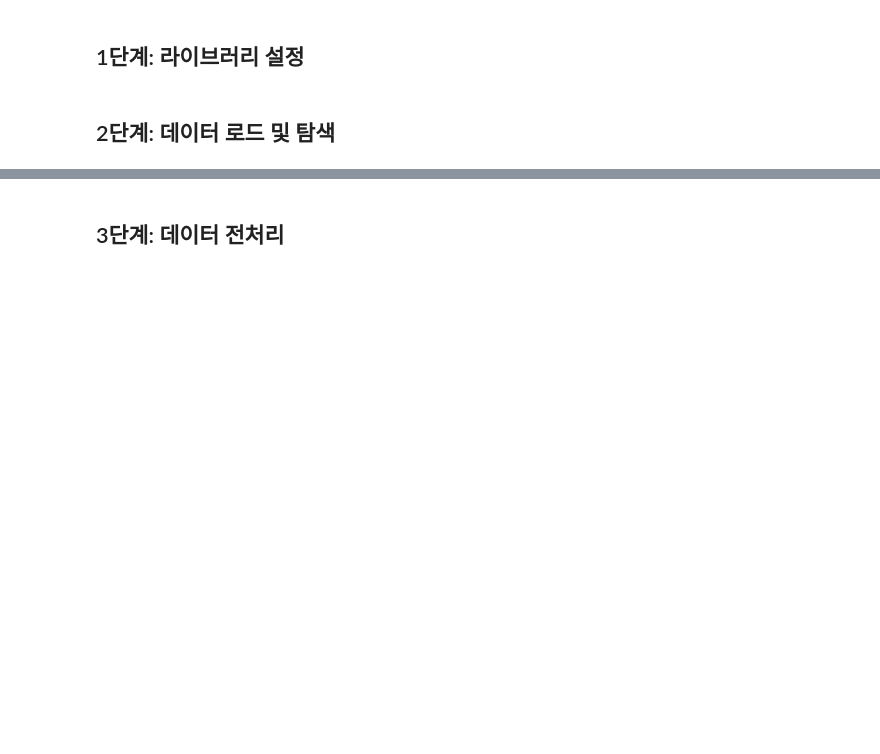
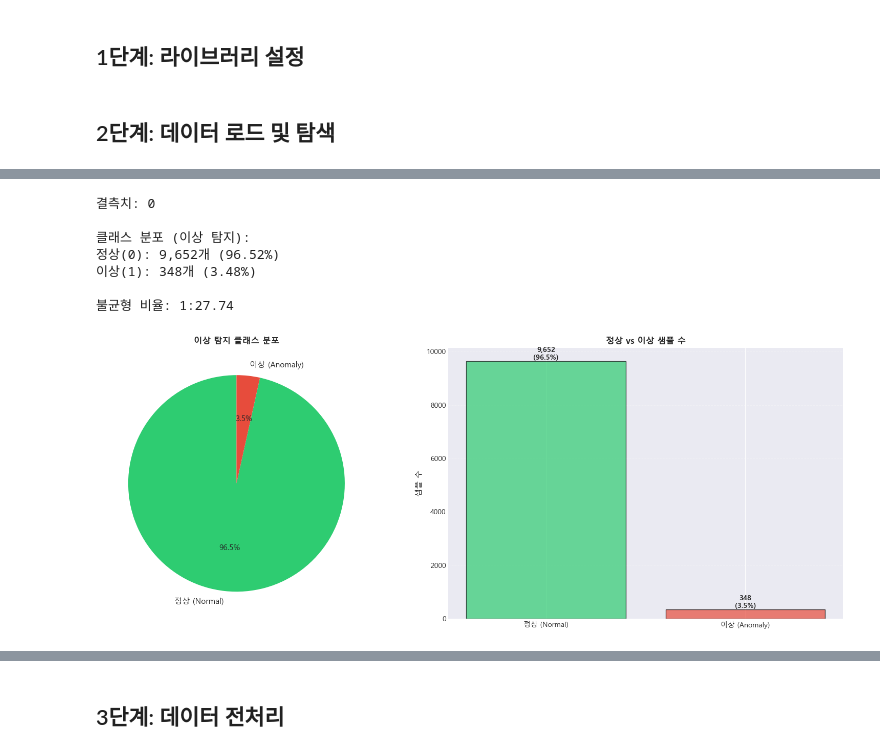
Before and after one commit to kwaksoyoung94/indai, a Jupyter notebook: AnomalyDetectionProject/Machine_Predictive_Maintenance.ipynb, the cells around one changed output, grey strips where cells are left out. Saved outputs shown, nothing was run; the diff lists cells and outputs as text; code cells hidden in the pictures; blank space fills up the shorter version.

```diff
--- a/AnomalyDetectionProject/Machine_Predictive_Maintenance.ipynb
+++ b/AnomalyDetectionProject/Machine_Predictive_Maintenance.ipynb
@@ -299,8 +16,8 @@ import numpy as np
 import matplotlib.pyplot as plt
 import seaborn as sns
 from sklearn.preprocessing import StandardScaler, LabelEncoder
-from sklearn.model_selection import train_test_split, cross_val_score
-from sklearn.metrics import (confusion_matrix, classification_report, roc_auc_score,
+from sklearn.model_selection import train_test_split
+from sklearn.metrics import (confusion_matrix, roc_auc_score,
                              roc_curve, f1_score, precision_score, recall_score,
                              accuracy_score, silhouette_score)
 
@@ -325,7 +42,9 @@ plt.style.use('seaborn-v0_8-darkgrid')
 sns.set_palette("husl")
 plt.rcParams['figure.figsize'] = (12, 6)
 
-print("라이브러리 로드 완료")
+# 한글 폰트 설정 (Windows 환경)
+plt.rcParams['font.family'] = 'Malgun Gothic'  # 맑은 고딕
+plt.rcParams['axes.unicode_minus'] = False  # 마이너스 기호 깨짐 방지
 # %% [markdown]
 ## 2단계: 데이터 로드 및 탐색
 # %%
@@ -366,34 +75,59 @@ print(f"\n기본 통계:\n{df.describe()}")
 # %%
 print("결측치:", df.isnull().sum().sum())
 
-# 타겟 컬럼 찾기
-if 'Machine_Status' in df.columns:
-    class_col = 'Machine_Status'
-elif 'Status' in df.columns:
-    class_col = 'Status'
-else:
-    class_col = df.columns[-1]
+# 타겟 컬럼 설정 - 이상 탐지를 위한 이진 분류
+class_col = 'Failure Type'
+
+# 이상 탐지: No Failure(정상) vs 나머지(이상)으로 변환
+df['Anomaly'] = (df[class_col] != 'No Failure').astype(int)
+class_col = 'Anomaly'  # 0: 정상, 1: 이상
 
 # 클래스 분포
-print("\n클래스 분포:")
+print("\n클래스 분포 (이상 탐지):")
 class_dist = df[class_col].value_counts()
-print(class_dist)
-print(f"\n비율: {(class_dist / len(df) * 100).round(2)}")
+print(f"정상(0): {class_dist[0]:,}개 ({class_dist[0]/len(df)*100:.2f}%)")
+print(f"이상(1): {class_dist[1]:,}개 ({class_dist[1]/len(df)*100:.2f}%)")
+print(f"\n불균형 비율: 1:{class_dist[0]/class_dist[1]:.2f}")
 
 # 시각화
-fig, axes = plt.subplots(1, 2, figsize=(12, 4))
-status_names = ['정상', '이상'] if len(class_dist) == 2 else [f'상태 {i}' for i in range(len(class_dist))]
-colors = ['#2ecc71', '#e74c3c']
+fig, axes = plt.subplots(1, 2, figsize=(16, 6))
 
-axes[0].pie(class_dist.values, labels=status_names, autopct='%1.2f%%', colors=colors)
-axes[0].set_title('클래스 분포', fontweight='bold')
+status_names = ['정상 (Normal)', '이상 (Anomaly)']
+colors_palette = ['#2ecc71', '#e74c3c']
 
-axes[1].bar(status_names, class_dist.values, color=colors, alpha=0.7)
-axes[1].set_ylabel('샘플 수')
-axes[1].set_title('상태별 샘플 수', fontweight='bold')
-for i, v in enumerate(class_dist.values):
-    axes[1].text(i, v, str(v), ha='center', va='bottom', fontweight='bold')
+# 파이 차트
+axes[0].pie(class_dist.values, labels=status_names, autopct='%1.1f%%',
+            colors=colors_palette, startangle=90, textprops={'fontsize': 11})
+axes[0].set_title('이상 탐지 클래스 분포', fontweight='bold', fontsize=12)
+
+# 막대 그래프
+bars = axes[1].bar(range(len(status_names)), class_dist.values,
+                    color=colors_palette, alpha=0.7, edgecolor='black')
+axes[1].set_ylabel('샘플 수', fontsize=11)
+axes[1].set_title('정상 vs 이상 샘플 수', fontweight='bold', fontsize=12)
+axes[1].set_xticks(range(len(status_names)))
+axes[1].set_xticklabels(status_names, fontsize=10)
+
+# 막대 위에 값 표시
+for i, (bar, v) in enumerate(zip(bars, class_dist.values)):
+    height = bar.get_height()
+    axes[1].text(bar.get_x() + bar.get_width()/2., height,
+                f'{v:,}\n({v/len(df)*100:.1f}%)',
+                ha='center', va='bottom', fontsize=10, fontweight='bold')
+
+# 격자 추가
+axes[1].grid(axis='y', alpha=0.3, linestyle='--')
+axes[1].set_axisbelow(True)
 
 plt.tight_layout()
 plt.show()
+# %% [output]
+결측치: 0
+
+클래스 분포 (이상 탐지):
+정상(0): 9,652개 (96.52%)
+이상(1): 348개 (3.48%)
+
+불균형 비율: 1:27.74
+[figure, added]
 # %%
```
Also changed, not shown: parts of 29 cells of this notebook.
